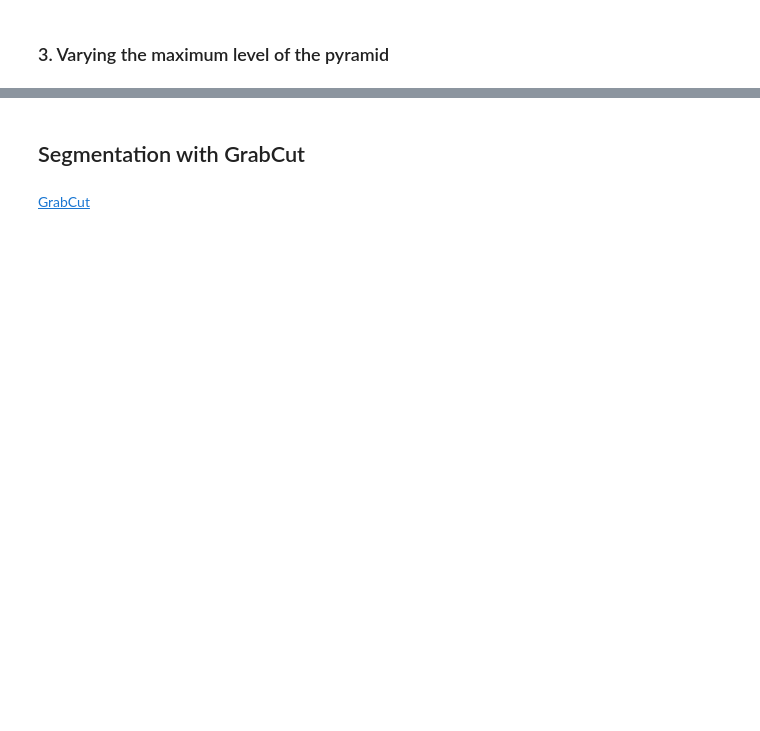
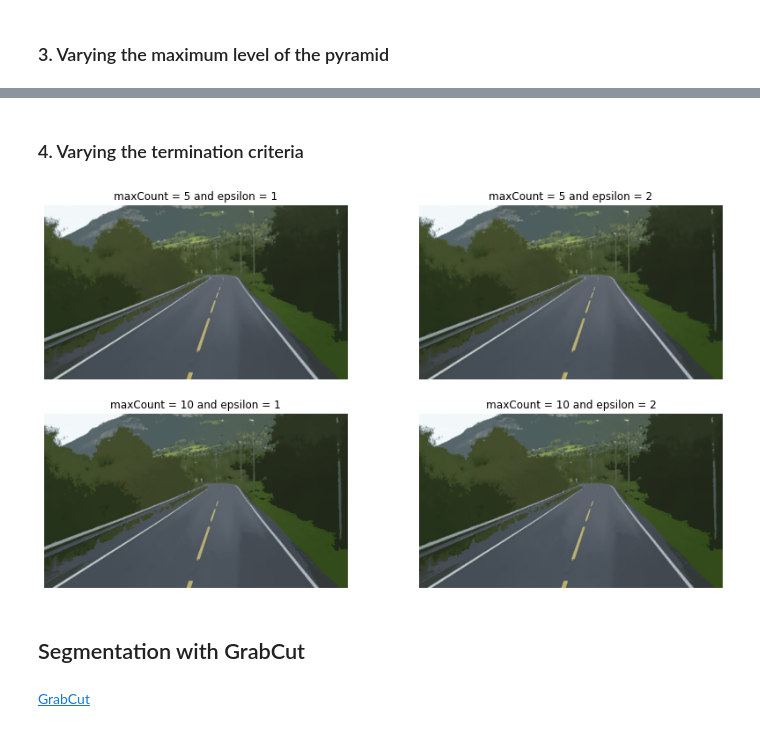
Before and after one commit to paulinho-16/MEIC-VC, a Jupyter notebook: Exercises/Part1/5_image_segmentation.ipynb, the cells around one changed output, grey strips where cells are left out. Cells and saved outputs as stored; diff of their text form; code cells hidden in the pictures; blank space fills up the shorter version.

```diff
--- a/Exercises/Part1/5_image_segmentation.ipynb
+++ b/Exercises/Part1/5_image_segmentation.ipynb
@@ -234,3 +251,23 @@ for maxPyrLevel in range(2,12,2):
+# %% [markdown]
+### 4. Varying the termination criteria
+# %%
+fig, ax = plt.subplots(2, 2, figsize=(14,8))
+
+for maxCount in range(5,11,5):
+    segmentedRoadImg_epsilon1 = cv2.pyrMeanShiftFiltering(img3, 40, 20, 6, termcrit=(cv2.TERM_CRITERIA_EPS+cv2.TERM_CRITERIA_MAX_ITER, maxCount, 1))
+    segmentedRoadImg_epsilon2 = cv2.pyrMeanShiftFiltering(img3, 40, 20, 6, termcrit=(cv2.TERM_CRITERIA_EPS+cv2.TERM_CRITERIA_MAX_ITER, maxCount, 2))
+
+    ax[maxCount // 6, 0].imshow(segmentedRoadImg_epsilon1)
+    ax[maxCount // 6, 0].set_title('maxCount = {0} and epsilon = 1'.format(maxCount))
+    ax[maxCount // 6, 0].axis('off')
+
+    ax[maxCount // 6, 1].imshow(segmentedRoadImg_epsilon2)
+    ax[maxCount // 6, 1].set_title('maxCount = {0} and epsilon = 2'.format(maxCount))
+    ax[maxCount // 6, 1].axis('off')
+
+plt.show()
+# %% [output]
+[figure, added]
 # %% [markdown]
 ## Segmentation with GrabCut
 # %% [markdown]
```
Also changed, not shown: parts of 5 cells of this notebook.
